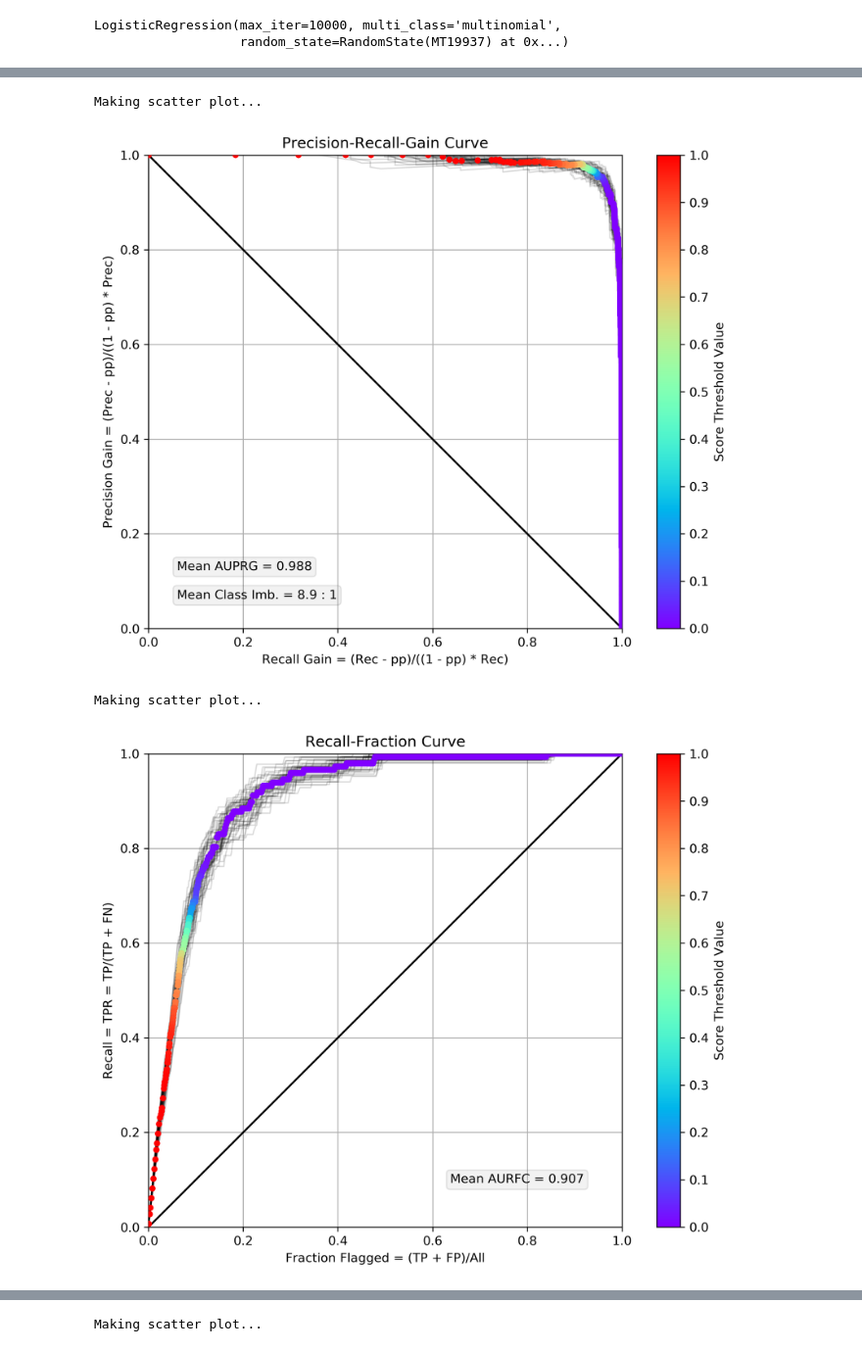
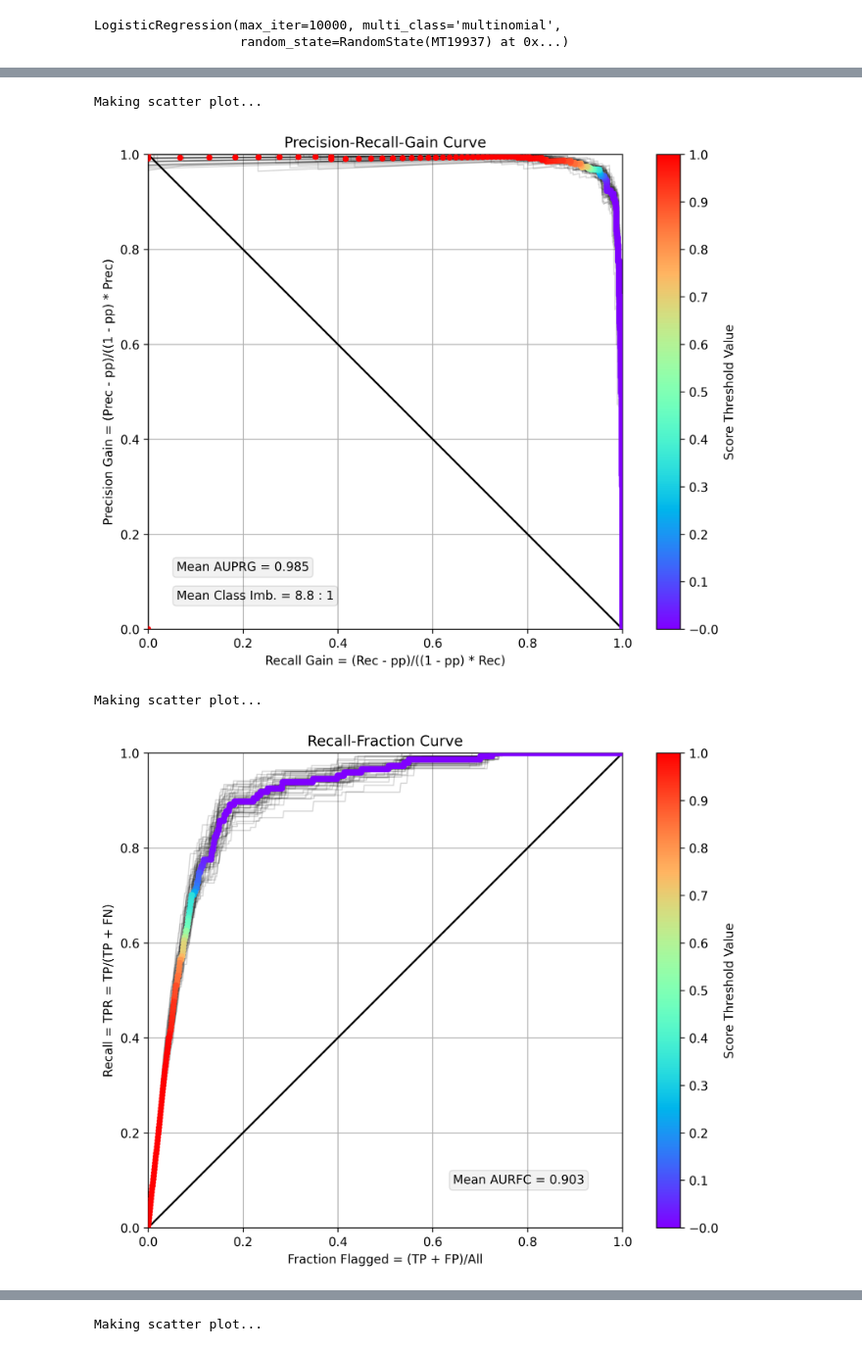
Before and after one commit to chrismbryant/classification-curves, a Jupyter notebook: notebooks/demo.ipynb, the cells around one changed output, grey strips where cells are left out. Shown at 98% size. Cells and saved outputs as stored; diff of their text form; code cells hidden in the pictures.

```diff
--- a/notebooks/demo.ipynb
+++ b/notebooks/demo.ipynb
@@ -28,8 +28,8 @@ model.fit(X_train, y_train)
 LogisticRegression(max_iter=10000, multi_class='multinomial',
                    random_state=RandomState(MT19937) at 0x...)
 # %%
-pred_test = model.predict_proba(
-    X_test + 10 * np.random.randn(*X_test.shape))
+rng = np.random.default_rng(42)
+pred_test = model.predict_proba(X_test + 10 * rng.standard_normal(X_test.shape))
 pred_train = model.predict_proba(X_train)
 
 y_test_0 = (y_test == 0).astype(int)
@@ -49,9 +49,11 @@ df_train = pd.DataFrame({
 # %%
 mg = MetricsGenerator(
     df_test,
-    label_column = "label",
-    score_column = "score",
-    score_is_probability = False,
-    reverse_thresh = False,
-    num_bootstrap_samples = 50)
+    label_column="label",
+    score_column="score",
+    score_is_probability=False,
+    reverse_thresh=False,
+    num_bootstrap_samples=50,
+    seed=123,
+)
 # %% [output]
@@ -90,17 +91,19 @@ Making scatter plot...
 # %%
 mg.plot_prg(
-    bootstrapped = True,
-    dpi = 300)
+    bootstrapped=True,
+    dpi=300,
+)
 # %% [output]
 Making scatter plot...
-[figure, old version]
+[figure, new version]
 # %%
 mg.plot_rf(
-    bootstrapped = True,
-    dpi = 300,
-    cmap = "rainbow")
+    bootstrapped=True,
+    dpi=300,
+    cmap="rainbow",
+)
 # %% [output]
 Making scatter plot...
-[figure, old version]
+[figure, new version]
 # %%
 mg.plot_dist(
```
Also changed, not shown: parts of 7 cells of this notebook, 11 other files.
